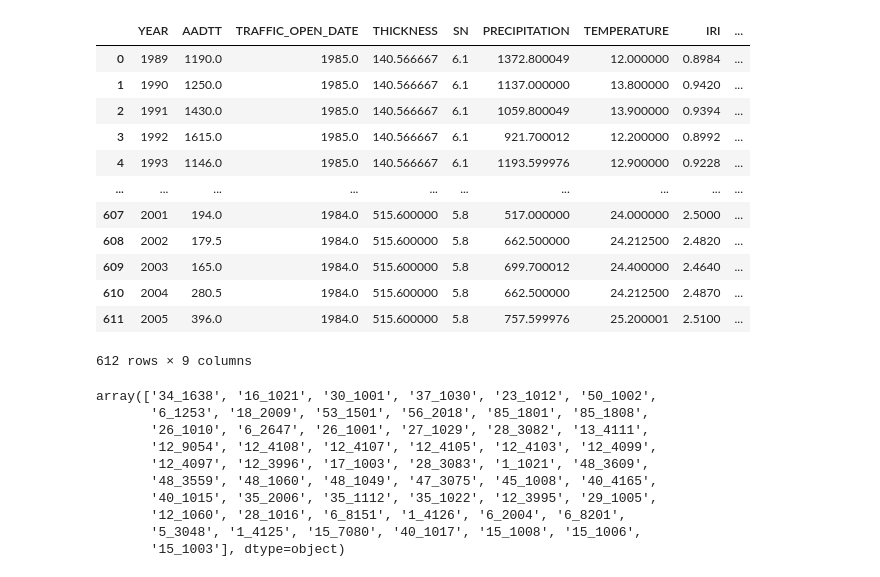
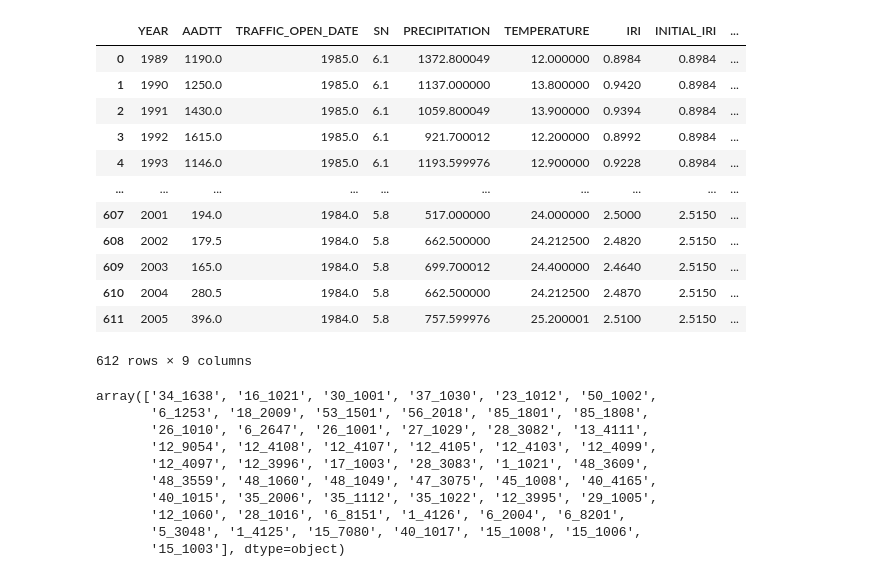
Before and after one commit to tamagusko/predict-iri-ensemble, a Jupyter notebook: data/processing.ipynb, the cells around one changed output. Cells and saved outputs as stored; diff of their text form; code cells hidden in the pictures.

```diff
--- a/data/processing.ipynb
+++ b/data/processing.ipynb
@@ -47,47 +47,48 @@ dfs = []
 for station in unique_stations:  # changed 'stations' to 'station' for correct iteration
     station_data = DATA[DATA['STATION_ID'] == station].sort_values('YEAR')
     min_year = station_data['YEAR'].min()
     max_year = station_data['YEAR'].max()
 
     # Creating a DataFrame with all years in the range for the specific STATION_ID
     all_years = pd.DataFrame({'YEAR': range(min_year, max_year + 1)})
     all_years = all_years.merge(station_data, on='YEAR', how='left')
 
     # Fill in the STATION_ID, TRAFFIC_OPEN_DATE, and SN values
     all_years['STATION_ID'].fillna(station, inplace=True)
     all_years['TRAFFIC_OPEN_DATE'].ffill(inplace=True)
     all_years['SN'].ffill(inplace=True)
 
     # Using interpolation for the AADTT values
     all_years['AADTT'].interpolate(inplace=True)
 
     # Compute the average values for PRECIPITATION, TEMPERATURE and THICKNESS
     all_years['PRECIPITATION'].fillna(station_data['PRECIPITATION'].mean(), inplace=True)
     all_years['TEMPERATURE'].fillna(station_data['TEMPERATURE'].mean(), inplace=True)
-    all_years['THICKNESS'].fillna(station_data['THICKNESS'].mean(), inplace=True)
 
-    # Using interpolation for the IRI values
+    # Using interpolation for the IRI and THICKNESS values
     all_years['IRI'] = all_years['IRI'].interpolate()
+    all_years['INITIAL_IRI'] = all_years['INITIAL_IRI'].interpolate()
+    # all_years['THICKNESS'] = all_years['THICKNESS'].interpolate()
 
     # Appending the processed data
     dfs.append(all_years)
 
 # Concatenating all processed dataframes
 DATA_filled = pd.concat(dfs, ignore_index=True)
 DATA_filled
 # %% [output]
-|  | YEAR | AADTT | TRAFFIC_OPEN_DATE | THICKNESS | SN | PRECIPITATION | TEMPERATURE | IRI | ... |
-| 0 | 1989 | 1190.0 | 1985.0 | 140.566667 | 6.1 | 1372.800049 | 12.000000 | 0.8984 | ... |
-| 1 | 1990 | 1250.0 | 1985.0 | 140.566667 | 6.1 | 1137.000000 | 13.800000 | 0.9420 | ... |
-| 2 | 1991 | 1430.0 | 1985.0 | 140.566667 | 6.1 | 1059.800049 | 13.900000 | 0.9394 | ... |
-| 3 | 1992 | 1615.0 | 1985.0 | 140.566667 | 6.1 | 921.700012 | 12.200000 | 0.8992 | ... |
-| 4 | 1993 | 1146.0 | 1985.0 | 140.566667 | 6.1 | 1193.599976 | 12.900000 | 0.9228 | ... |
+|  | YEAR | AADTT | TRAFFIC_OPEN_DATE | SN | PRECIPITATION | TEMPERATURE | IRI | INITIAL_IRI | ... |
+| 0 | 1989 | 1190.0 | 1985.0 | 6.1 | 1372.800049 | 12.000000 | 0.8984 | 0.8984 | ... |
+| 1 | 1990 | 1250.0 | 1985.0 | 6.1 | 1137.000000 | 13.800000 | 0.9420 | 0.8984 | ... |
+| 2 | 1991 | 1430.0 | 1985.0 | 6.1 | 1059.800049 | 13.900000 | 0.9394 | 0.8984 | ... |
+| 3 | 1992 | 1615.0 | 1985.0 | 6.1 | 921.700012 | 12.200000 | 0.8992 | 0.8984 | ... |
+| 4 | 1993 | 1146.0 | 1985.0 | 6.1 | 1193.599976 | 12.900000 | 0.9228 | 0.8984 | ... |
 | ... | ... | ... | ... | ... | ... | ... | ... | ... | ... |
-| 607 | 2001 | 194.0 | 1984.0 | 515.600000 | 5.8 | 517.000000 | 24.000000 | 2.5000 | ... |
-| 608 | 2002 | 179.5 | 1984.0 | 515.600000 | 5.8 | 662.500000 | 24.212500 | 2.4820 | ... |
-| 609 | 2003 | 165.0 | 1984.0 | 515.600000 | 5.8 | 699.700012 | 24.400000 | 2.4640 | ... |
-| 610 | 2004 | 280.5 | 1984.0 | 515.600000 | 5.8 | 662.500000 | 24.212500 | 2.4870 | ... |
-| 611 | 2005 | 396.0 | 1984.0 | 515.600000 | 5.8 | 757.599976 | 25.200001 | 2.5100 | ... |
+| 607 | 2001 | 194.0 | 1984.0 | 5.8 | 517.000000 | 24.000000 | 2.5000 | 2.5150 | ... |
+| 608 | 2002 | 179.5 | 1984.0 | 5.8 | 662.500000 | 24.212500 | 2.4820 | 2.5150 | ... |
+| 609 | 2003 | 165.0 | 1984.0 | 5.8 | 699.700012 | 24.400000 | 2.4640 | 2.5150 | ... |
+| 610 | 2004 | 280.5 | 1984.0 | 5.8 | 662.500000 | 24.212500 | 2.4870 | 2.5150 | ... |
+| 611 | 2005 | 396.0 | 1984.0 | 5.8 | 757.599976 | 25.200001 | 2.5100 | 2.5150 | ... |
 612 rows × 9 columns
 # %%
 # View data
```
Also changed, not shown: parts of 7 cells of this notebook, 15 other files.
